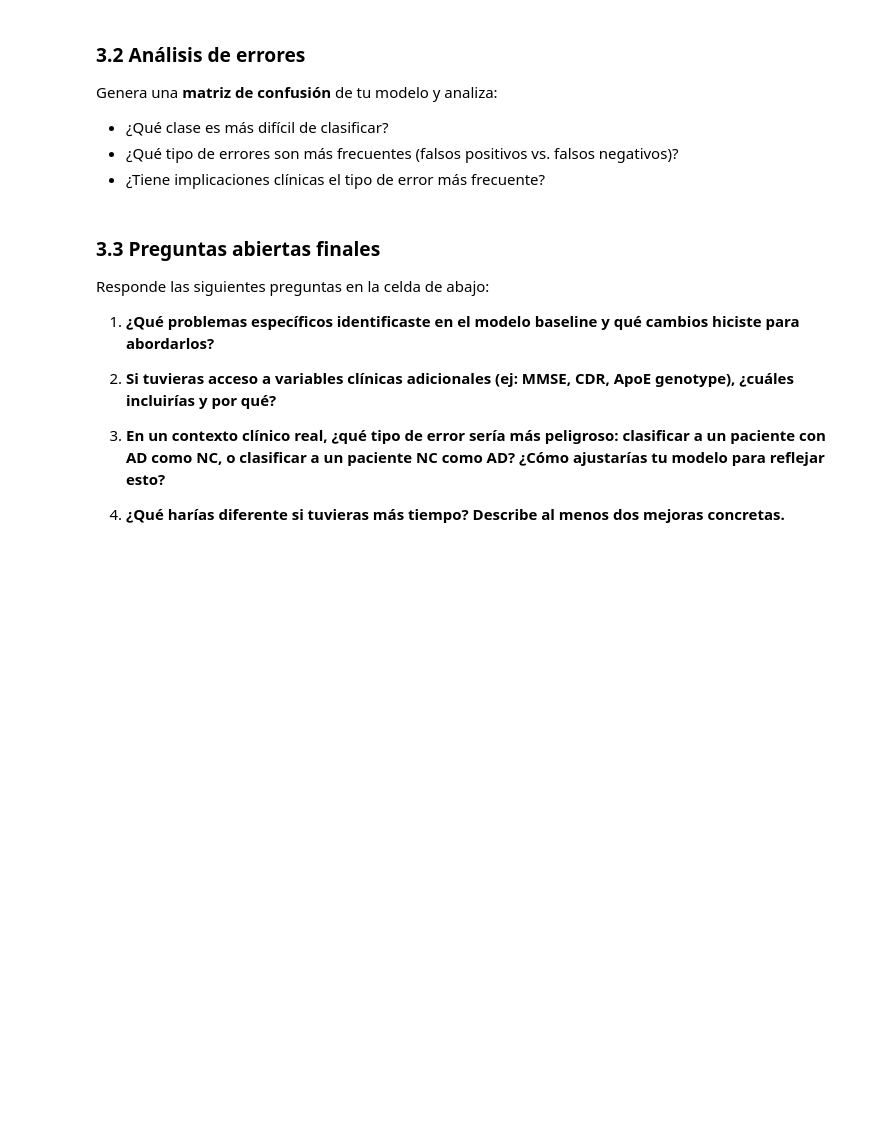
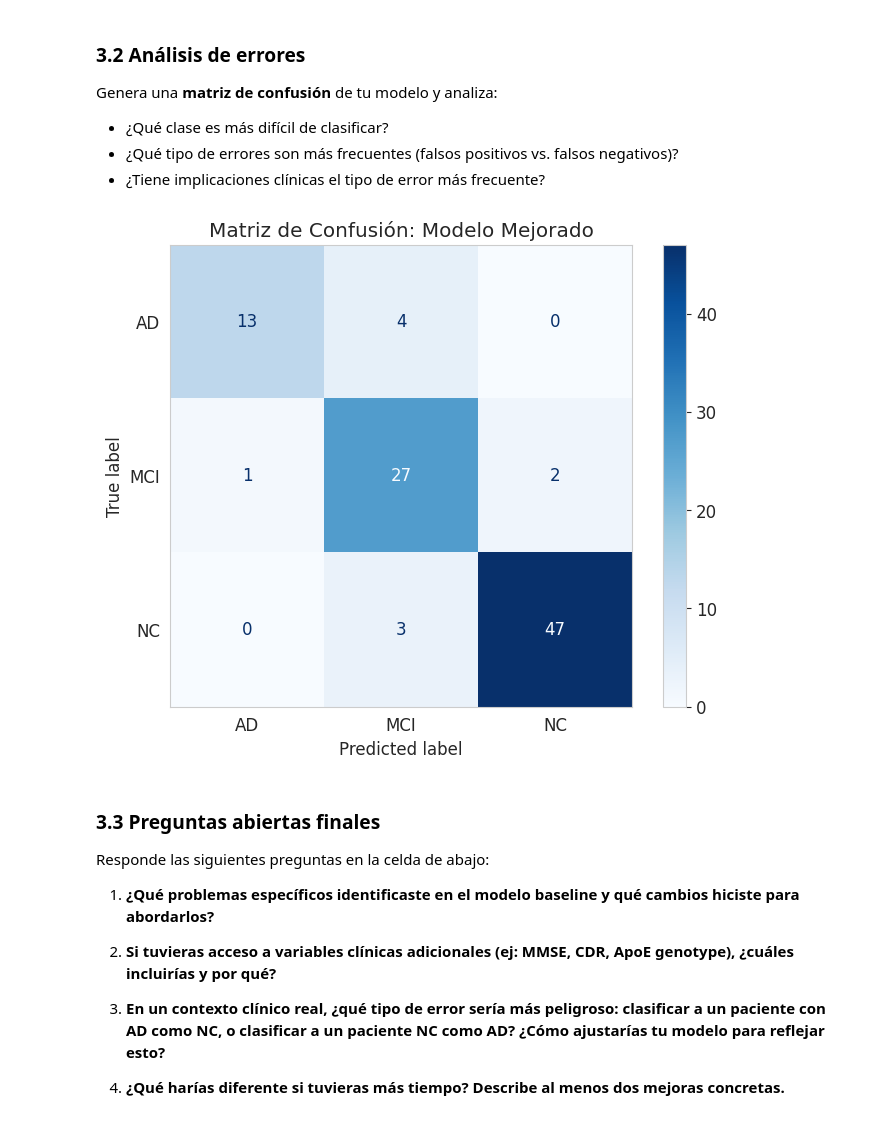
Before and after one commit to shdezg2000/assessment-biomarkers, a Jupyter notebook: notebooks/assessment.ipynb, the cells around one changed output. Saved outputs shown, nothing was run; the diff lists cells and outputs as text; code cells hidden in the pictures; blank space fills up the shorter version.

```diff
--- a/notebooks/assessment.ipynb
+++ b/notebooks/assessment.ipynb
@@ -134,0 +239,23 @@ Prepara los datos para modelado: maneja los valores faltantes, selecciona featur
+# %%
+X = df.drop(columns=['DIAGNOSIS'])
+y = df['DIAGNOSIS']
+
+X_numeric = X.select_dtypes(include=['float64', 'int64'])
+
+X_train, X_test, y_train, y_test = train_test_split(
+    X_numeric, y, test_size=0.2, random_state=42, stratify=y
+)
+
+imputer = SimpleImputer(strategy='median')
+X_train_imputed = imputer.fit_transform(X_train)
+X_test_imputed = imputer.transform(X_test)
+
+scaler = StandardScaler()
+X_train_scaled = scaler.fit_transform(X_train_imputed)
+X_test_scaled = scaler.transform(X_test_imputed)
+
+X_train_final = pd.DataFrame(X_train_scaled, columns=X_train.columns)
+X_test_final = pd.DataFrame(X_test_scaled, columns=X_test.columns)
+
+print(f"Forma del set de entrenamiento: {X_train_final.shape}")
+print(f"Forma del set de prueba: {X_test_final.shape}")
@@ -229,3 +441,14 @@ Genera una **matriz de confusión** de tu modelo y analiza:
+# %%
+cm = confusion_matrix(y_test, y_pred, labels=grid_search.classes_)
+
+fig, ax = plt.subplots(figsize=(8, 6))
+disp = ConfusionMatrixDisplay(confusion_matrix=cm, display_labels=grid_search.classes_)
+disp.plot(cmap='Blues', ax=ax)
+plt.title('Matriz de Confusión: Modelo Mejorado')
+plt.grid(False)
+plt.show()
+# %% [output]
+[figure, added]
 # %% [markdown]
 ### 3.3 Preguntas abiertas finales
 
```
Also changed, not shown: parts of 25 cells of this notebook.
